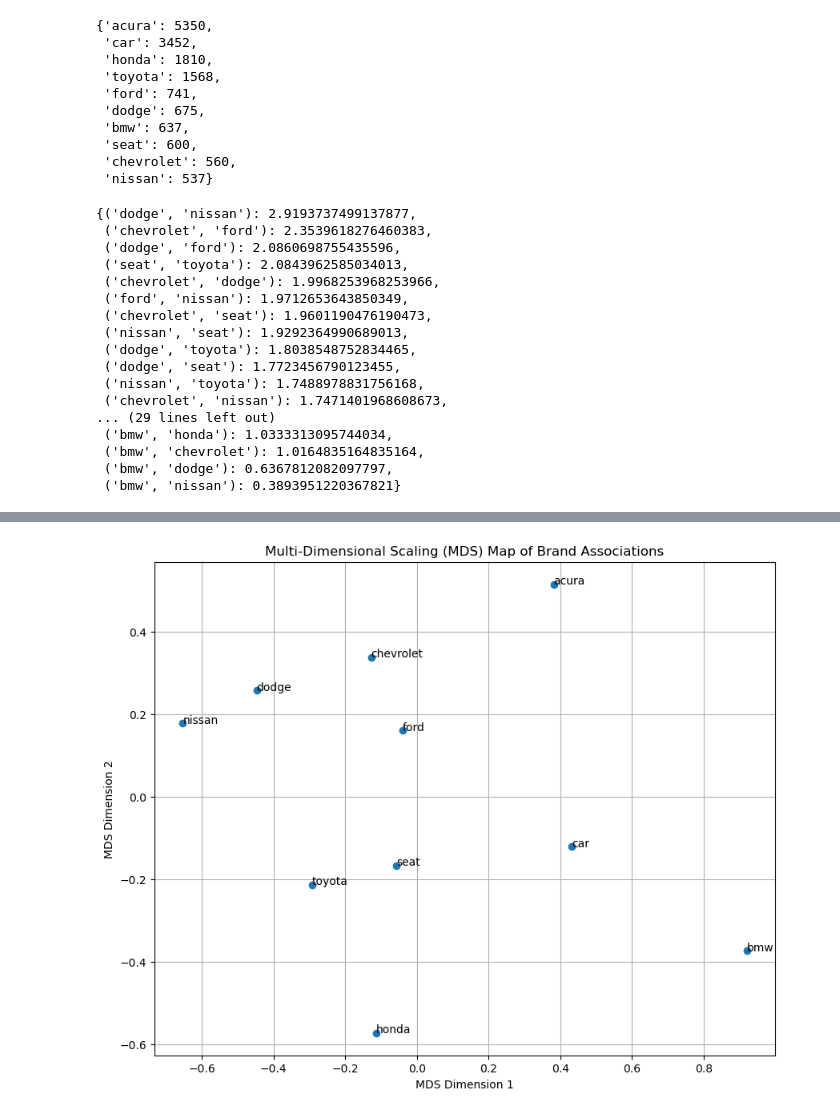
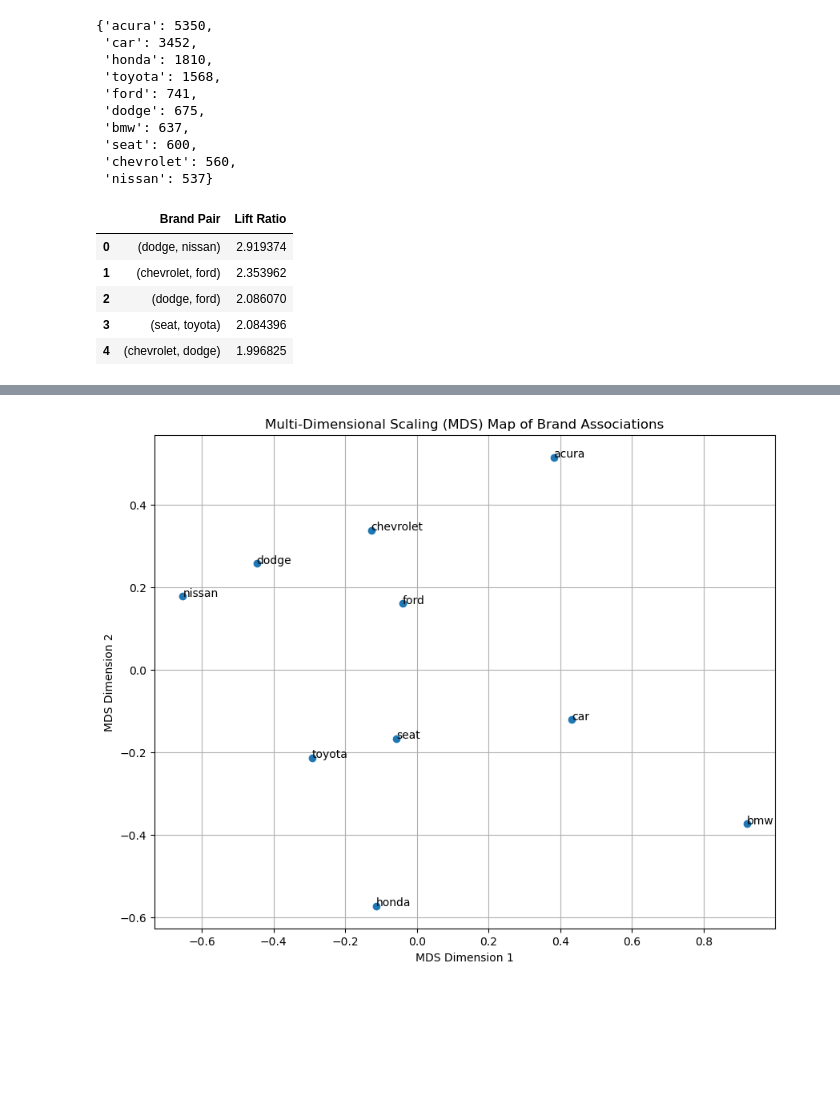
Before and after one commit to cw0033/Text-Analysis, a Jupyter notebook: Group Assignment_Data_Preprocessing.ipynb, the cells around one changed output, grey strips where cells are left out. Saved outputs shown, nothing was run; the diff lists cells and outputs as text; code cells hidden in the pictures; blank space fills up the shorter version.

```diff
--- a/Group Assignment_Data_Preprocessing.ipynb
+++ b/Group Assignment_Data_Preprocessing.ipynb
@@ -253,48 +259,38 @@ import numpy as np
 # Function to calculate lift ratio
 def calculate_lift(brand1, brand2, data):
     total_posts = len(data)
     brand1_count = sum(brand1 in brands for brands in forum_data['Brands Mentioned'])
     brand2_count = sum(brand2 in brands for brands in forum_data['Brands Mentioned'])
     both_count = sum((brand1 in brands) and (brand2 in brands) for brands in forum_data['Brands Mentioned'])
 
     # Probability calculations
     prob_brand1 = brand1_count / total_posts
     prob_brand2 = brand2_count / total_posts
     prob_brand1_and_brand2 = both_count / total_posts
 
     # Lift calculation
     lift = prob_brand1_and_brand2 / (prob_brand1 * prob_brand2) if (prob_brand1 * prob_brand2) != 0 else 0
     return lift
 
 # Calculate lift ratios for each pair of top 10 brands
 lift_ratios = {}
 for brand1 in top_10_brands:
     for brand2 in top_10_brands:
         if brand1 != brand2:
             # Using a tuple of brands to represent the pair
             pair = tuple(sorted([brand1, brand2]))
             if pair not in lift_ratios:
                 lift_ratios[pair] = calculate_lift(brand1, brand2, forum_data)
 
 # Sorting the lift ratios for better readability
 sorted_lift_ratios = dict(sorted(lift_ratios.items(), key=lambda item: item[1], reverse=True))
 
-sorted_lift_ratios
+# Converting the sorted_lift_ratios dictionary to a DataFrame
+sorted_lift_ratios_df = pd.DataFrame(sorted_lift_ratios.items(), columns=['Brand Pair', 'Lift Ratio'])
 # %% [output]
-{('dodge', 'nissan'): 2.9193737499137877,
- ('chevrolet', 'ford'): 2.3539618276460383,
- ('dodge', 'ford'): 2.0860698755435596,
- ('seat', 'toyota'): 2.0843962585034013,
- ('chevrolet', 'dodge'): 1.9968253968253966,
- ('ford', 'nissan'): 1.9712653643850349,
- ('chevrolet', 'seat'): 1.9601190476190473,
- ('nissan', 'seat'): 1.9292364990689013,
- ('dodge', 'toyota'): 1.8038548752834465,
- ('dodge', 'seat'): 1.7723456790123455,
- ('nissan', 'toyota'): 1.7488978831756168,
- ('chevrolet', 'nissan'): 1.7471401968608673,
-... (29 lines left out)
- ('bmw', 'honda'): 1.0333313095744034,
- ('bmw', 'chevrolet'): 1.0164835164835164,
- ('bmw', 'dodge'): 0.6367812082097797,
- ('bmw', 'nissan'): 0.3893951220367821}
+|  | Brand Pair | Lift Ratio |
+| 0 | (dodge, nissan) | 2.919374 |
+| 1 | (chevrolet, ford) | 2.353962 |
+| 2 | (dodge, ford) | 2.086070 |
+| 3 | (seat, toyota) | 2.084396 |
+| 4 | (chevrolet, dodge) | 1.996825 |
```
Also changed, not shown: parts of 12 cells of this notebook.
